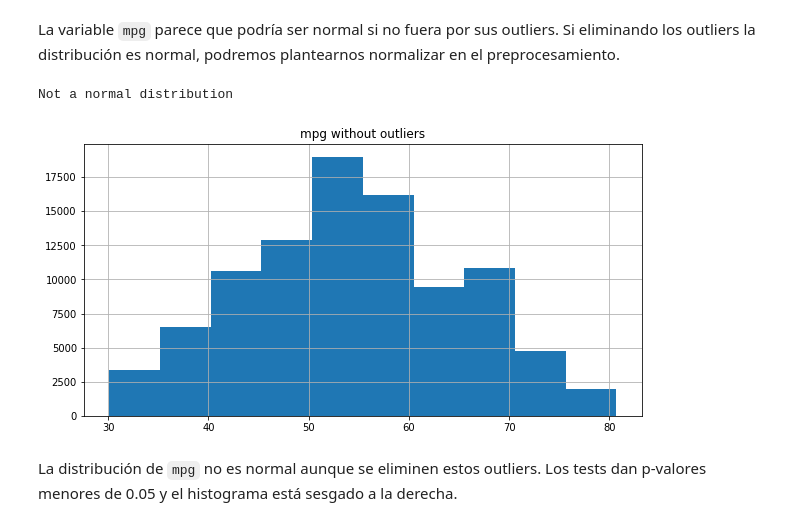
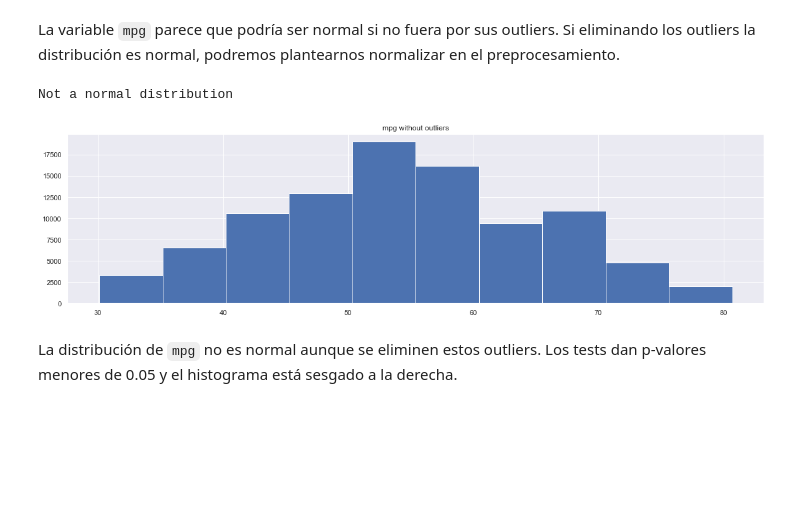
Before and after one commit to dietrujillo/ml_lab, a Jupyter notebook: lab1/notebooks/lab1.ipynb, the cells around one changed output. Cells and saved outputs as stored; diff of their text form; code cells hidden in the pictures; blank space fills up the shorter version.

```diff
--- a/lab1/notebooks/lab1.ipynb
+++ b/lab1/notebooks/lab1.ipynb
@@ -503,0 +503,7 @@ plt.show()
+# %%
+sns.set_theme()
+fig, ax = plt.subplots(3, 2, figsize=(25, 15))
+
+for i, var in enumerate(numeric_variables):
+    sns.histplot(df[var], ax=ax[i // 2][i % 2])
+plt.show()
@@ -506,22 +514,22 @@ La variable `mpg` parece que podría ser normal si no fuera por sus outliers. Si
 # %%
 mpg_std = df["mpg"][(df["mpg"] < np.percentile(df["mpg"].dropna(), 99))
                     & (df["mpg"] > np.percentile(df["mpg"].dropna(), 1))]
 
 mu, sigma = norm.fit(mpg_std)
 n = norm(loc=mu, scale=sigma)
 if kstest(mpg_std, n.cdf).pvalue < 0.05:
     print("Not a normal distribution")
 else:
     print("Test inconclusive")
 
-plt.figure(figsize=(10, 5))
+plt.figure(figsize=(20, 5))
 plt.hist(mpg_std, bins=10)
 plt.grid(True)
 plt.title("mpg without outliers")
 plt.show()
 # %% [output]
 Not a normal distribution
-[figure, old version]
+[figure, new version]
 # %% [markdown]
 La distribución de `mpg` no es normal aunque se eliminen estos outliers. Los tests dan p-valores menores de 0.05 y el histograma está sesgado a la derecha.
 # %% [markdown]
```
Also changed, not shown: parts of 46 cells of this notebook, 3 other files.
